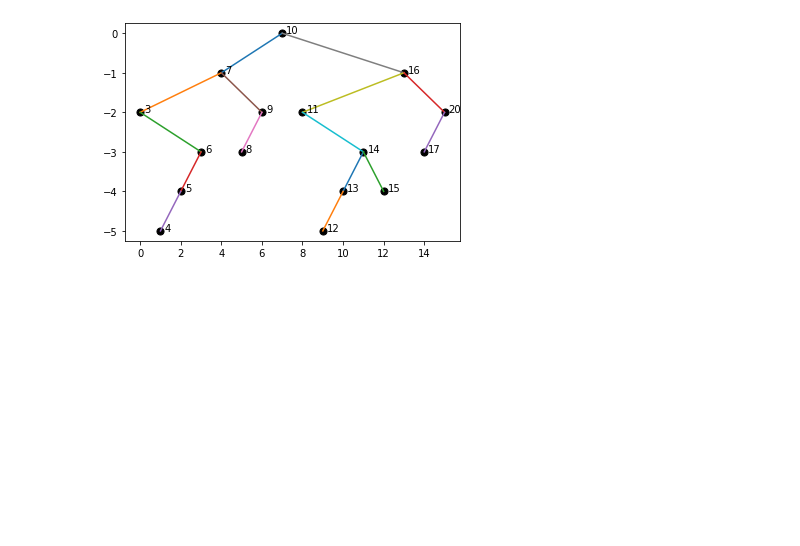
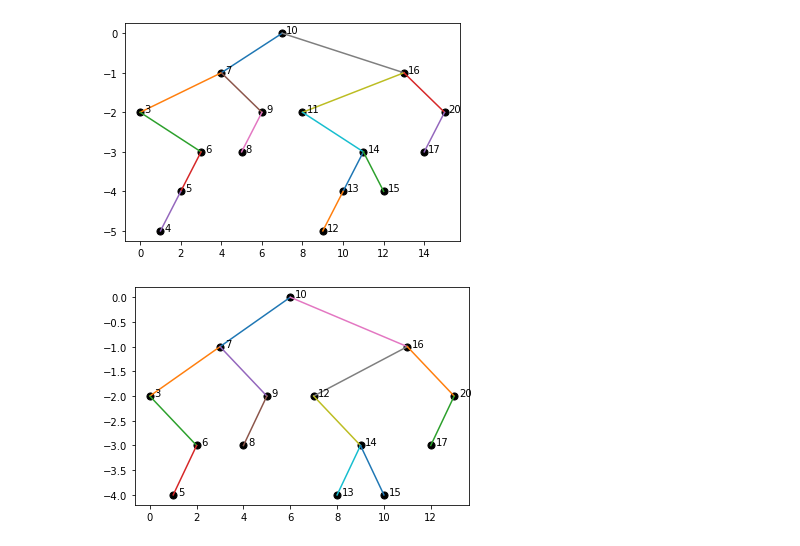
Before and after one commit to hwilt/CS371W, a Jupyter notebook: Labs/Lab6/Trees.ipynb, the cells around one changed output. Drawn from its saved outputs; the diff is of its cells as text; code cells hidden in the pictures; blank space fills up the shorter version.

```diff
--- a/Labs/Lab6/Trees.ipynb
+++ b/Labs/Lab6/Trees.ipynb
@@ -83,3 +109,10 @@ T = make_tree()
 T.draw()
 # %% [output]
 [figure]
+# %%
+#T.remove_naive(11)
+T.remove_naive(4)
+T.remove_naive(11)
+T.draw()
+# %% [output]
+[figure, added]
```
Also changed, not shown: parts of 1 cell of this notebook.
